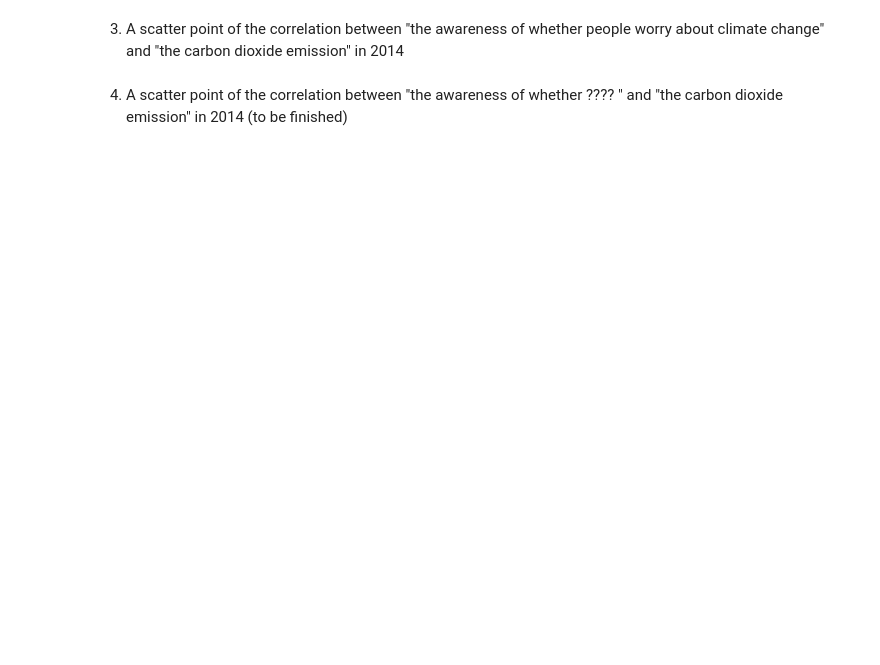
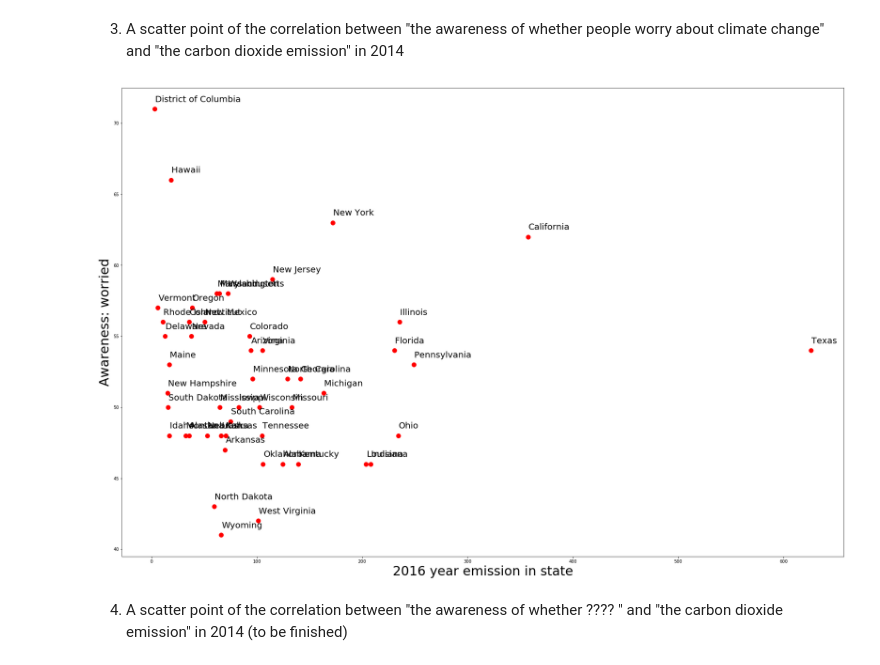
Before and after one commit to sichan502/COGS108_FinalProject, a Jupyter notebook: Jing_Data.ipynb, the cells around one changed output. Saved outputs shown, nothing was run; the diff lists cells and outputs as text; code cells hidden in the pictures; blank space fills up the shorter version.

```diff
--- a/Jing_Data.ipynb
+++ b/Jing_Data.ipynb
@@ -539,21 +1331,23 @@ plt.show()
 # %% [markdown]
 3. A scatter point of the correlation between "the awareness of whether people worry about climate change" and "the carbon dioxide emission" in 2014
 # %%
-3. A scatter point of the correlation between "the awareness of whether people worry about climate change" and "the carbon dioxide emission" in 2014 x = State_Awareness_CO2_2014[2014]
+x = State_Awareness_CO2_2014['twothousandfourteen']
 y = State_Awareness_CO2_2014['worried']
 types = State_Awareness_CO2_2014['State']
 
 for i,j in enumerate(types):
     x_coor = x[i]
     y_coor = y[i]
     plt.plot(x_coor, y_coor, marker = '.', color = 'red', markersize = 20)
     plt.text(x_coor + 0.5, y_coor + 0.5, j, fontsize = 20)
     plt.xlabel('2016 year emission in state', fontsize = 30)
     plt.ylabel('Awareness: worried', fontsize = 30)
 
 ## adjust the size of the size
 plt.gcf().set_size_inches((30, 20))
 plt.show()
+# %% [output]
+[figure, added]
 # %% [markdown]
 4. A scatter point of the correlation between "the awareness of whether ???? " and "the carbon dioxide emission" in 2014
 (to be finished)
```
Also changed, not shown: parts of 92 cells of this notebook.
